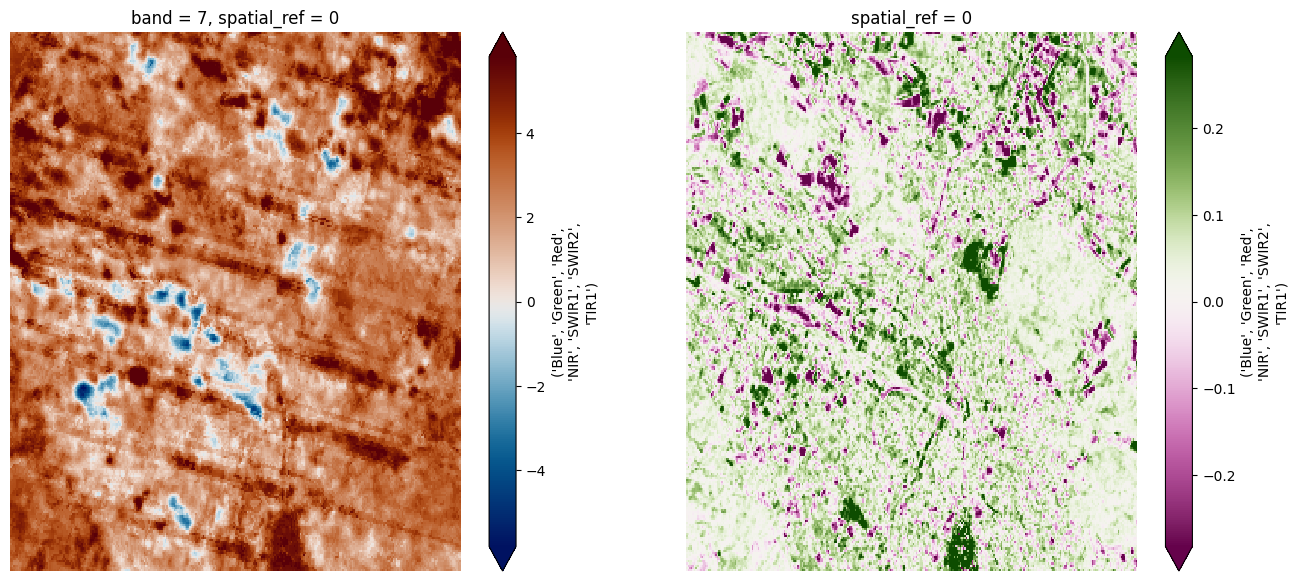
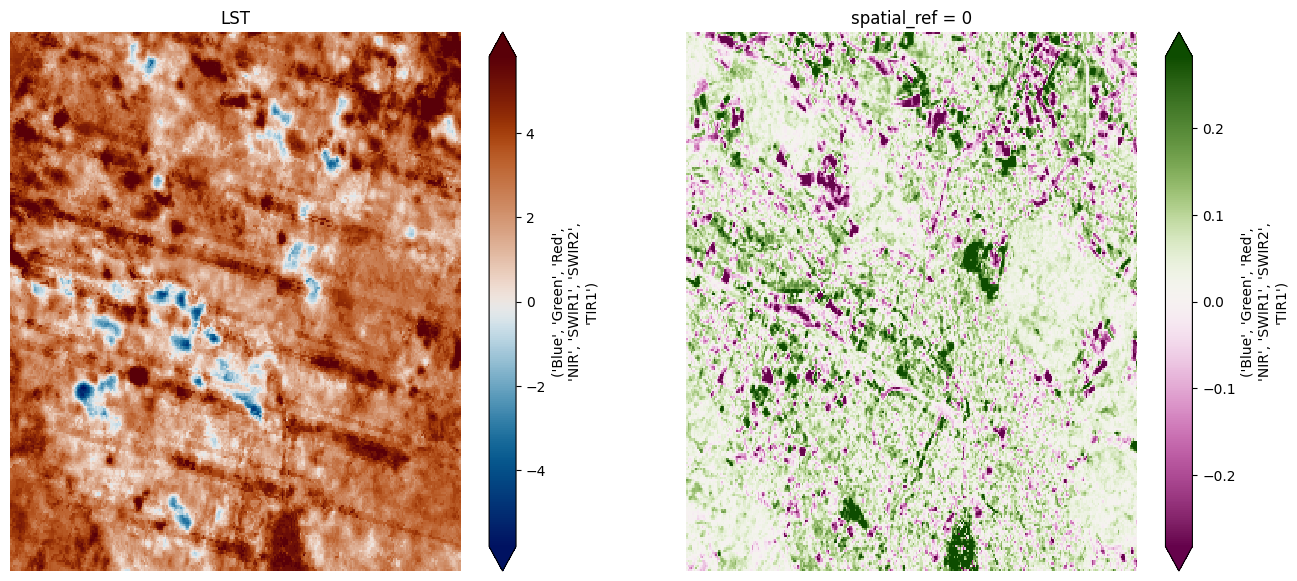
Unified diff of the notebook cell whose output changed from the first chart to the second:
--- before
+++ after
@@ -18,4 +18,5 @@
             cmap = cmc.vik)
 ax[0].set_axis_off()
+ax[0].set_title("LST")
 
 #determine vmin/max NDVI

Commit: change for every pixel, renamed overall change to mean change